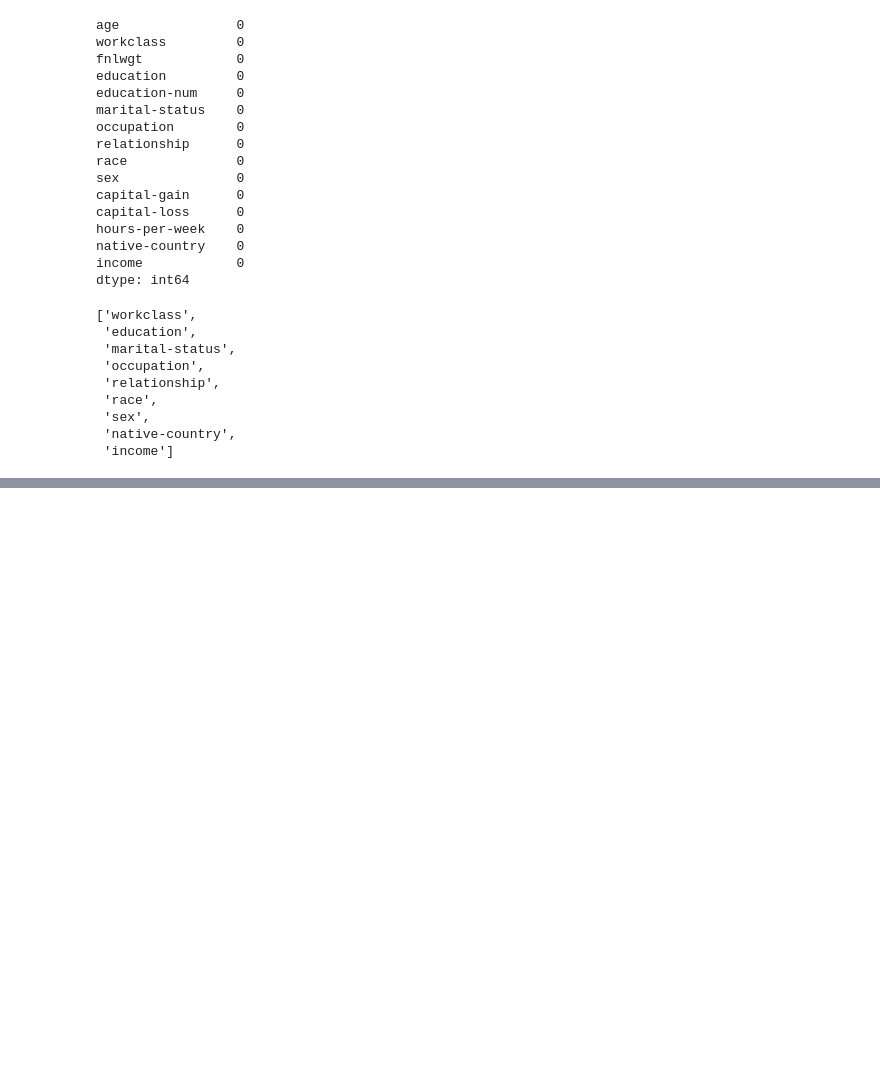
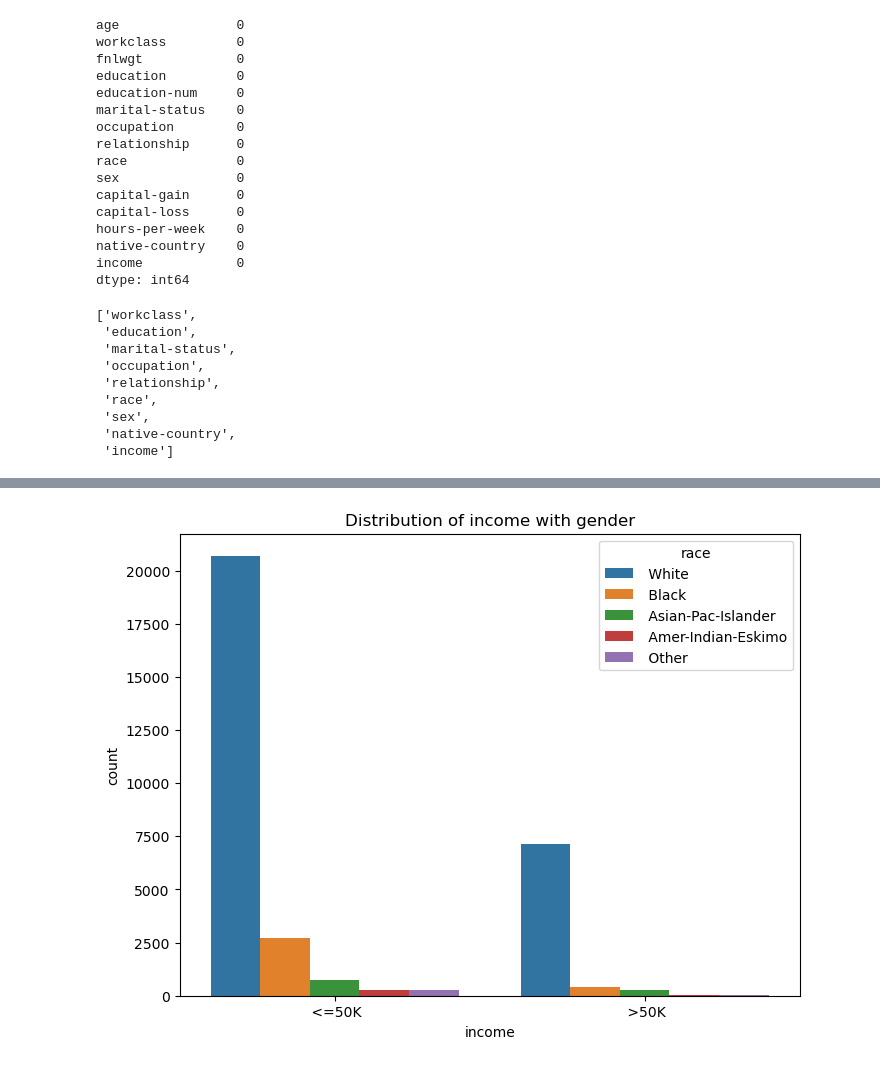
Before and after one commit to AbdullahTurgut/Machine-Learning, a Jupyter notebook: 16- RandomForestClassifier.ipynb, the cells around one changed output, grey strips where cells are left out. Cells and saved outputs as stored; diff of their text form; code cells hidden in the pictures; blank space fills up the shorter version.

```diff
--- a/16- RandomForestClassifier.ipynb
+++ b/16- RandomForestClassifier.ipynb
@@ -121,0 +150,7 @@ categorical
+# %%
+fig, ax = plt.subplots(figsize = (8,6))
+ax = sns.countplot(x="income",data=df,hue="race")
+ax.set_title("Distribution of income with gender")
+plt.show()
+# %% [output]
+[figure, added]
```
Also changed, not shown: parts of 5 cells of this notebook.
